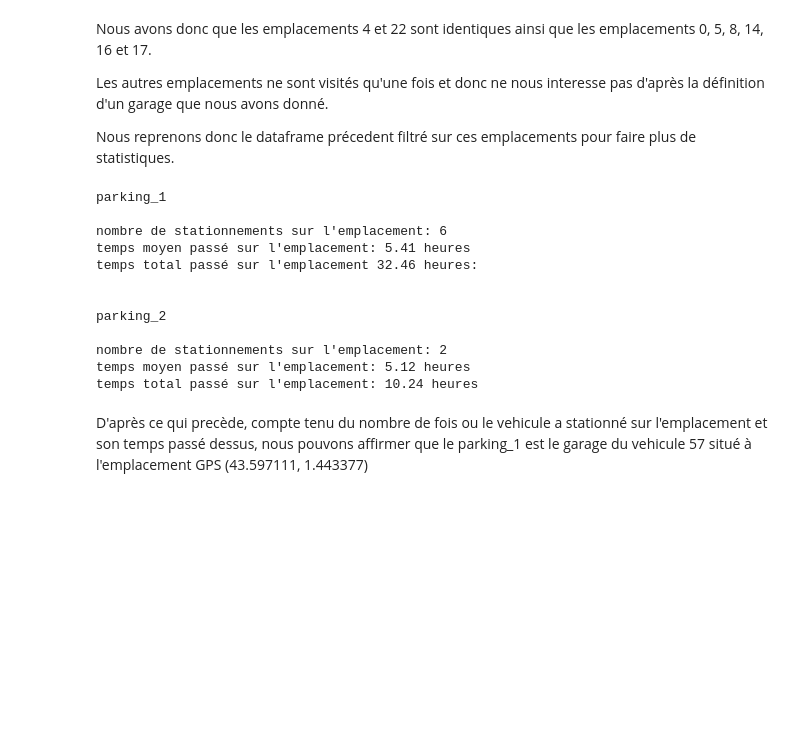
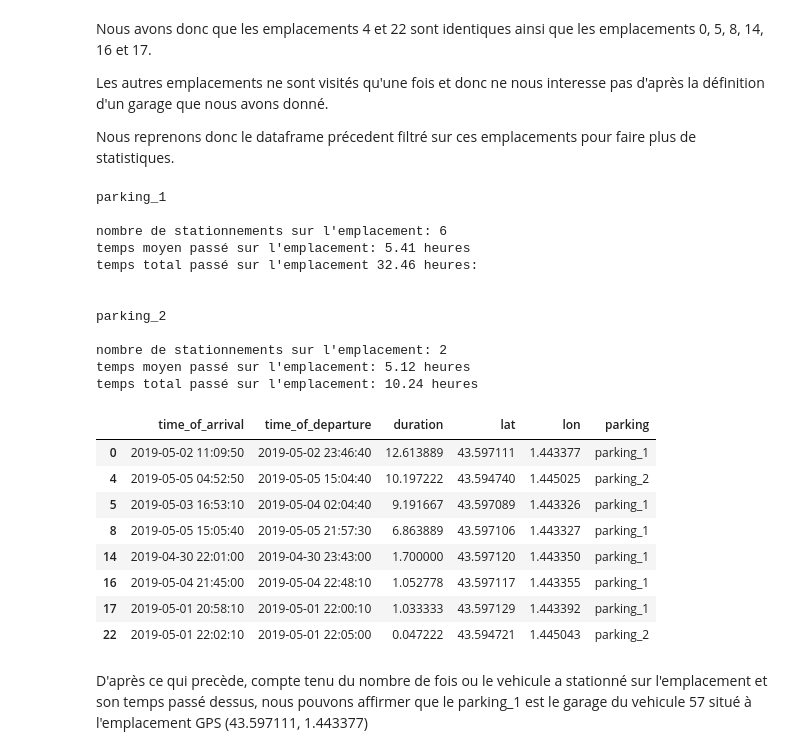
Before and after one commit to jeremycombe/technical_test, a Jupyter notebook: technical test.ipynb, the cells around one changed output. Drawn from its saved outputs; the diff is of its cells as text; code cells hidden in the pictures; blank space fills up the shorter version.

```diff
--- a/technical test.ipynb
+++ b/technical test.ipynb
@@ -612,30 +660,49 @@ Nous reprenons donc le dataframe précedent filtré sur ces emplacements pour fa
 # %%
 parking_1 = resume_parking.loc[[0, 5, 8, 14, 16, 17]]
 parking_2 = resume_parking.loc[[4,22]]
 
 
 print('parking_1 \n')
 print("nombre de stationnements sur l'emplacement:", parking_1.shape[0])
 print("temps moyen passé sur l'emplacement: {:.2f} heures".format(parking_1['duration'].mean()))
 print("temps total passé sur l'emplacement {:.2f} heures:".format(parking_1['duration'].sum()), '\n \n')
 
 print('parking_2 \n')
 print("nombre de stationnements sur l'emplacement:", parking_2.shape[0])
 print("temps moyen passé sur l'emplacement: {:.2f} heures".format(parking_2['duration'].mean()))
 print("temps total passé sur l'emplacement: {:.2f} heures".format(parking_2['duration'].sum()), '\n \n \n')
+
+parking_1 = [0, 5, 8, 14, 16, 17]
+parking_2 = [4, 22]
+
+nb_stop = 23
+resume_parking['parking'] = [np.nan] * nb_stop
+
+resume_parking['parking'].loc[parking_1] = 'parking_1'
+resume_parking['parking'].loc[parking_2] = 'parking_2'
+resume_parking.dropna()
 # %% [output]
 parking_1
 
 nombre de stationnements sur l'emplacement: 6
 temps moyen passé sur l'emplacement: 5.41 heures
 temps total passé sur l'emplacement 32.46 heures:
 
 
 parking_2
 
 nombre de stationnements sur l'emplacement: 2
 temps moyen passé sur l'emplacement: 5.12 heures
 temps total passé sur l'emplacement: 10.24 heures
+|  | time_of_arrival | time_of_departure | duration | lat | lon | parking |
+| 0 | 2019-05-02 11:09:50 | 2019-05-02 23:46:40 | 12.613889 | 43.597111 | 1.443377 | parking_1 |
+| 4 | 2019-05-05 04:52:50 | 2019-05-05 15:04:40 | 10.197222 | 43.594740 | 1.445025 | parking_2 |
+| 5 | 2019-05-03 16:53:10 | 2019-05-04 02:04:40 | 9.191667 | 43.597089 | 1.443326 | parking_1 |
+| 8 | 2019-05-05 15:05:40 | 2019-05-05 21:57:30 | 6.863889 | 43.597106 | 1.443327 | parking_1 |
+| 14 | 2019-04-30 22:01:00 | 2019-04-30 23:43:00 | 1.700000 | 43.597120 | 1.443350 | parking_1 |
+| 16 | 2019-05-04 21:45:00 | 2019-05-04 22:48:10 | 1.052778 | 43.597117 | 1.443355 | parking_1 |
+| 17 | 2019-05-01 20:58:10 | 2019-05-01 22:00:10 | 1.033333 | 43.597129 | 1.443392 | parking_1 |
+| 22 | 2019-05-01 22:02:10 | 2019-05-01 22:05:00 | 0.047222 | 43.594721 | 1.445043 | parking_2 |
 # %% [markdown]
 D'après ce qui precède, compte tenu du nombre de fois ou le vehicule a stationné sur l'emplacement et son temps passé dessus, nous pouvons affirmer que le parking_1 est le garage du vehicule 57 situé à l'emplacement GPS (43.597111,	1.443377)
 # %% [markdown]
```
Also changed, not shown: parts of 68 cells of this notebook, 1 other file.
